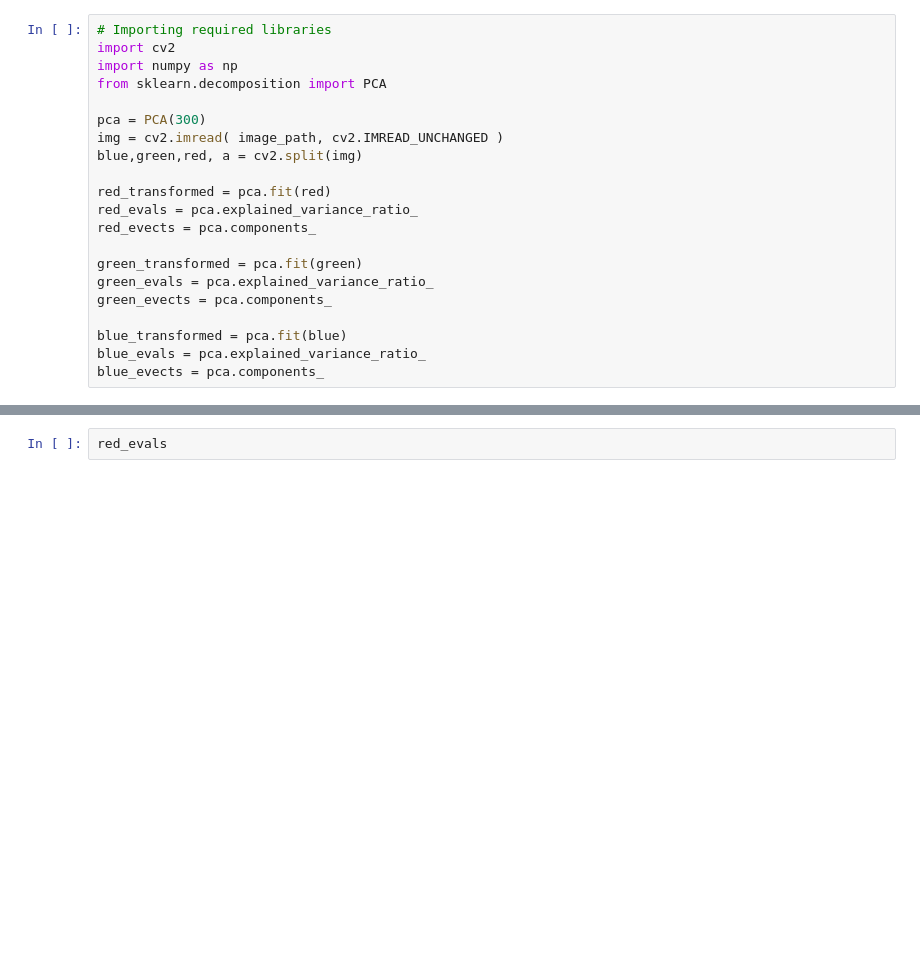
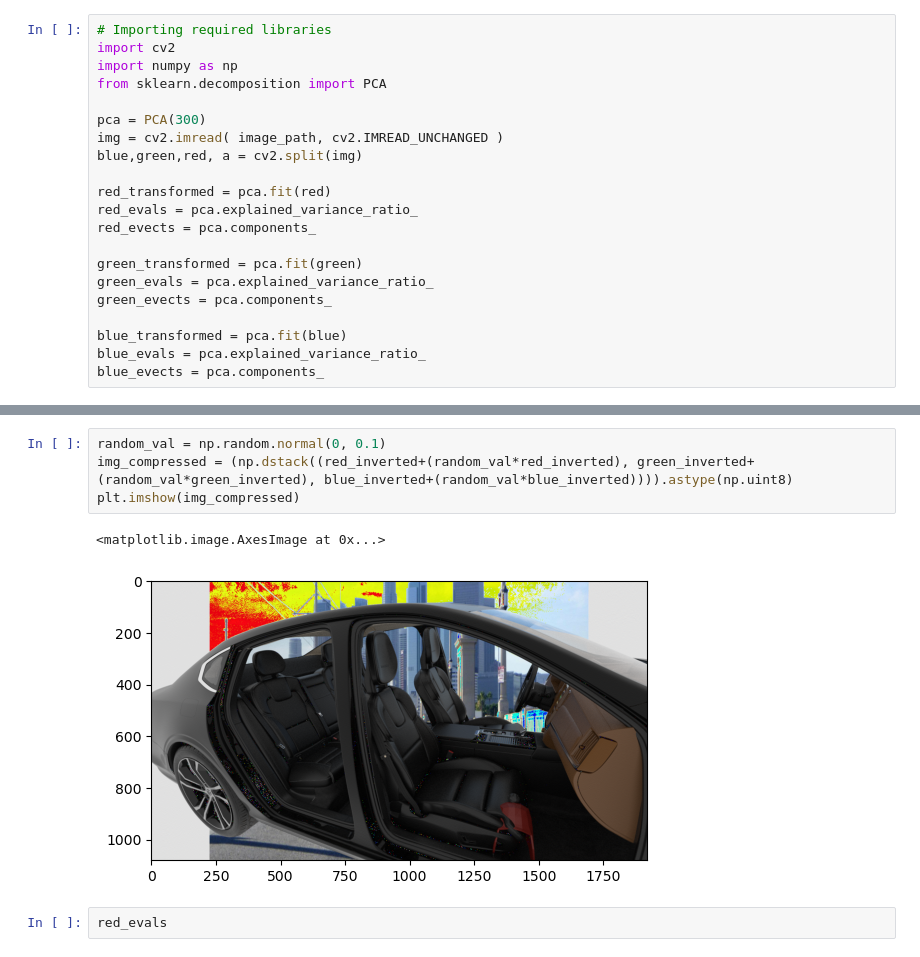
Before and after one commit to hannahjayneknight/interiorcardamage, a Jupyter notebook: Model training/Notebooks/4.1-PCA.ipynb, the cells around one changed output, grey strips where cells are left out. Saved outputs shown, nothing was run; the diff lists cells and outputs as text; blank space fills up the shorter version.

```diff
--- a/Model training/Notebooks/4.1-PCA.ipynb
+++ b/Model training/Notebooks/4.1-PCA.ipynb
@@ -188,3 +229,10 @@ blue_evects = pca.components_
+# %%
+random_val = np.random.normal(0, 0.1)
+img_compressed = (np.dstack((red_inverted+(random_val*red_inverted), green_inverted+(random_val*green_inverted), blue_inverted+(random_val*blue_inverted)))).astype(np.uint8)
+plt.imshow(img_compressed)
+# %% [output]
+<matplotlib.image.AxesImage at 0x...>
+[figure, added]
 # %%
 red_evals
 # %% [output]
```
Also changed, not shown: parts of 10 cells of this notebook, 3 other files.
